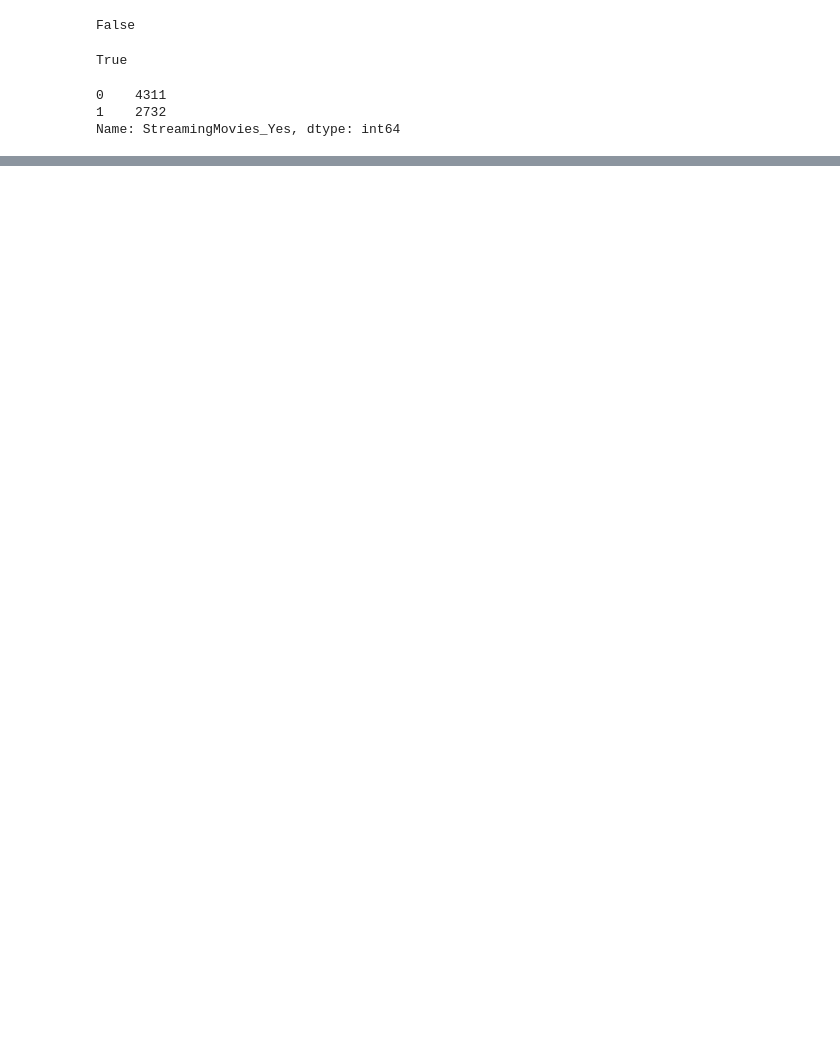
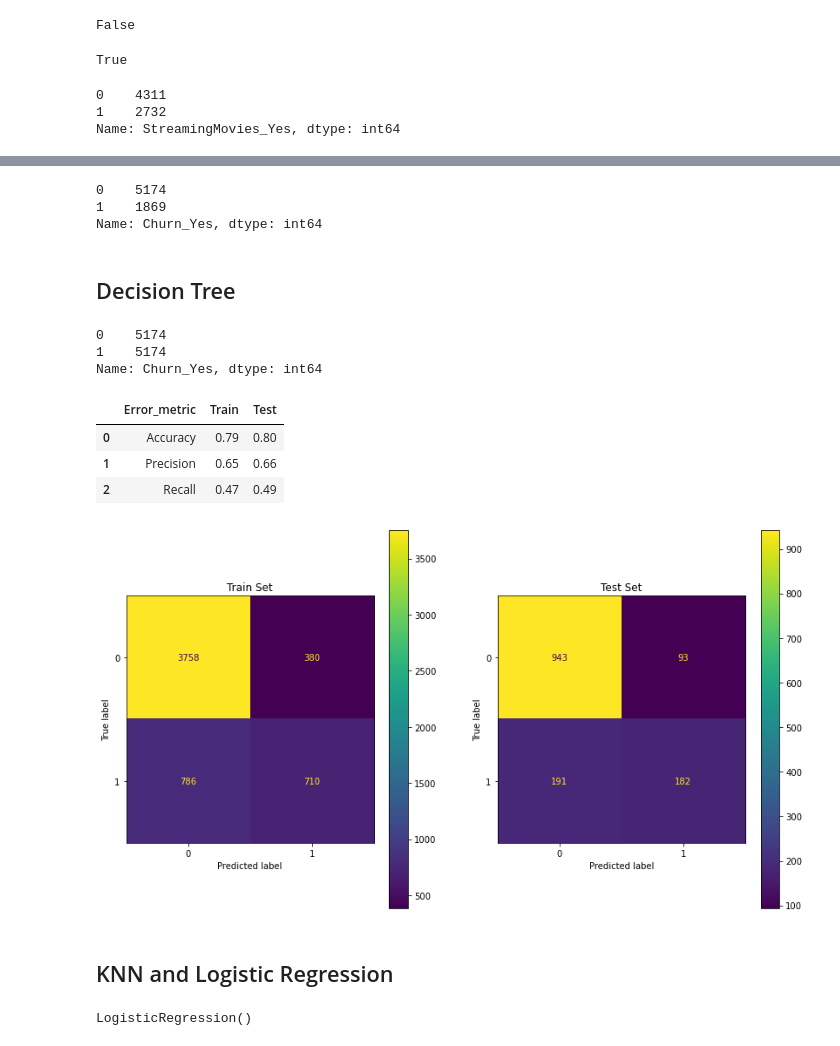
Before and after one commit to ArinaNihon/IRONARINA_LABS, a Jupyter notebook: Lab _Classification, Handling_Imbalanced_Data/Lab _Classification, Handling_Imbalanced_Data.ipynb, the cells around one changed output, grey strips where cells are left out. Saved outputs shown, nothing was run; the diff lists cells and outputs as text; code cells hidden in the pictures; blank space fills up the shorter version.

Commit message:
Cross_validation,Imbalanced_Data

```diff
--- a/Lab _Classification, Handling_Imbalanced_Data/Lab _Classification, Handling_Imbalanced_Data.ipynb
+++ b/Lab _Classification, Handling_Imbalanced_Data/Lab _Classification, Handling_Imbalanced_Data.ipynb
@@ -624,0 +624,64 @@ plt.show()
+# %%
+y = final_df["Churn_Yes"]
+X =final_df.drop(["Churn_Yes",'Churn'], axis=1)
+# %%
+y.value_counts()
+# %% [output]
+0    5174
+1    1869
+Name: Churn_Yes, dtype: int64
+# %% [markdown]
+## Decision Tree
+# %%
+X_train, X_test, y_train, y_test = train_test_split(X, y, test_size=0.20, random_state=42)
+
+# training datasets to DataFrame again to manipulate them
+X_train = pd.DataFrame(X_train, columns= X.columns)
+X_test = pd.DataFrame(X_test, columns= X.columns)
+# %%
+X_sm, y_sm = smote.fit_resample(X, y)
+y_sm.value_counts()
+# %% [output]
+0    5174
+1    5174
+Name: Churn_Yes, dtype: int64
+# %%
+model = DecisionTreeClassifier(max_depth=4)
+
+model.fit(X_train, y_train)
+
+y_pred_train_dt = model.predict(X_train)
+y_pred_test_dt = model.predict(X_test)
+
+
+performance_df = pd.DataFrame({'Error_metric': ['Accuracy','Precision','Recall'],
+                               'Train': [accuracy_score(y_train, y_pred_train_dt),
+                                         precision_score(y_train, y_pred_train_dt),
+                                         recall_score(y_train, y_pred_train_dt)],
+                               'Test': [accuracy_score(y_test, y_pred_test_dt),
+                                        precision_score(y_test, y_pred_test_dt),
+                                        recall_score(y_test, y_pred_test_dt)]})
+
+display(performance_df)
+
+fig, ax = plt.subplots(1,2, figsize=(14,8))
+
+
+#print("Confusion matrix for the train set")
+#print(confusion_matrix(y_train,y_pred_train_dt).T)
+plot_confusion_matrix(model,X_train,y_train,ax=ax[0], values_format = 'd')
+ax[0].title.set_text("Train Set")
+
+#print("Confusion matrix for the test set")
+
+#print(confusion_matrix(y_test,y_pred_test_dt).T)
+plot_confusion_matrix(model,X_test,y_test,ax=ax[1],values_format = 'd')
+ax[1].title.set_text("Test Set")
+# %% [output]
+|  | Error_metric | Train | Test |
+| 0 | Accuracy | 0.79 | 0.80 |
+| 1 | Precision | 0.65 | 0.66 |
+| 2 | Recall | 0.47 | 0.49 |
+[figure, added]
+# %% [markdown]
+## KNN and Logistic Regression
@@ -624,0 +693,8 @@ plt.show()
+# %%
+KNN = KNeighborsClassifier(n_neighbors=5) # n_neighbors = K
+log = LogisticRegression()
+
+KNN.fit(X_train_scaled, y_train) # Minkowski distance with p = 2 -> Euclidean distance
+log.fit(X_train_scaled, y_train)
+# %% [output]
+LogisticRegression()
```
Also changed, not shown: parts of 30 cells of this notebook.
